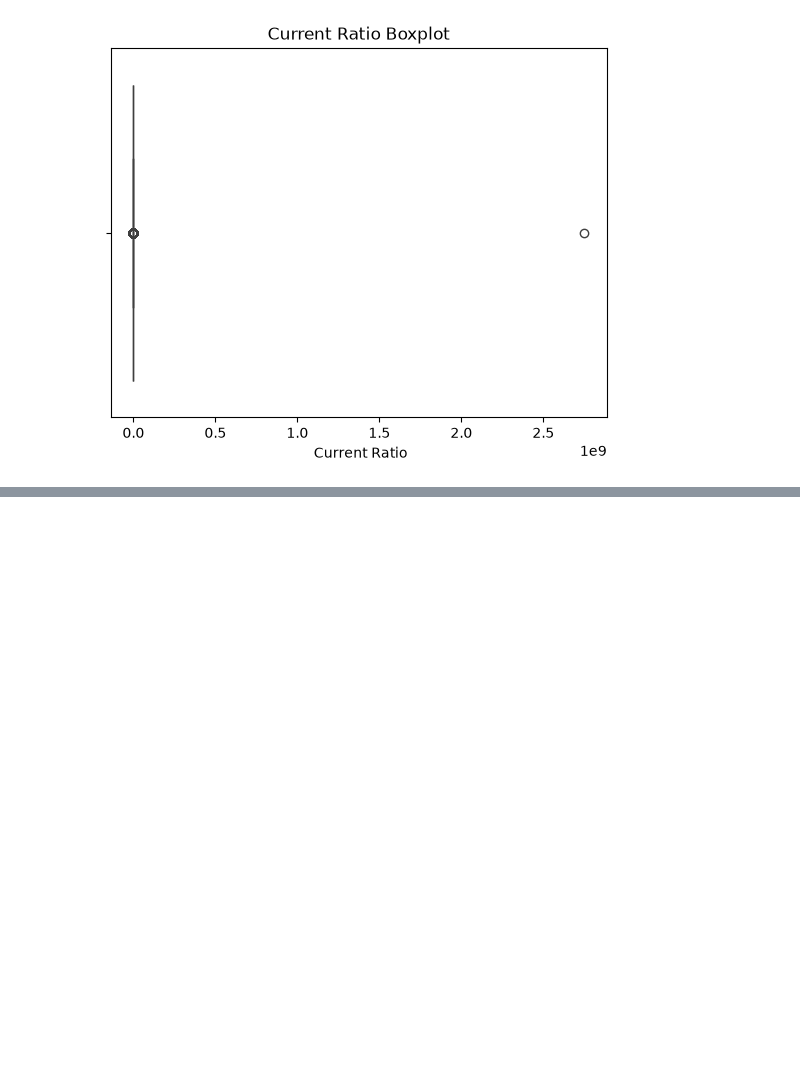
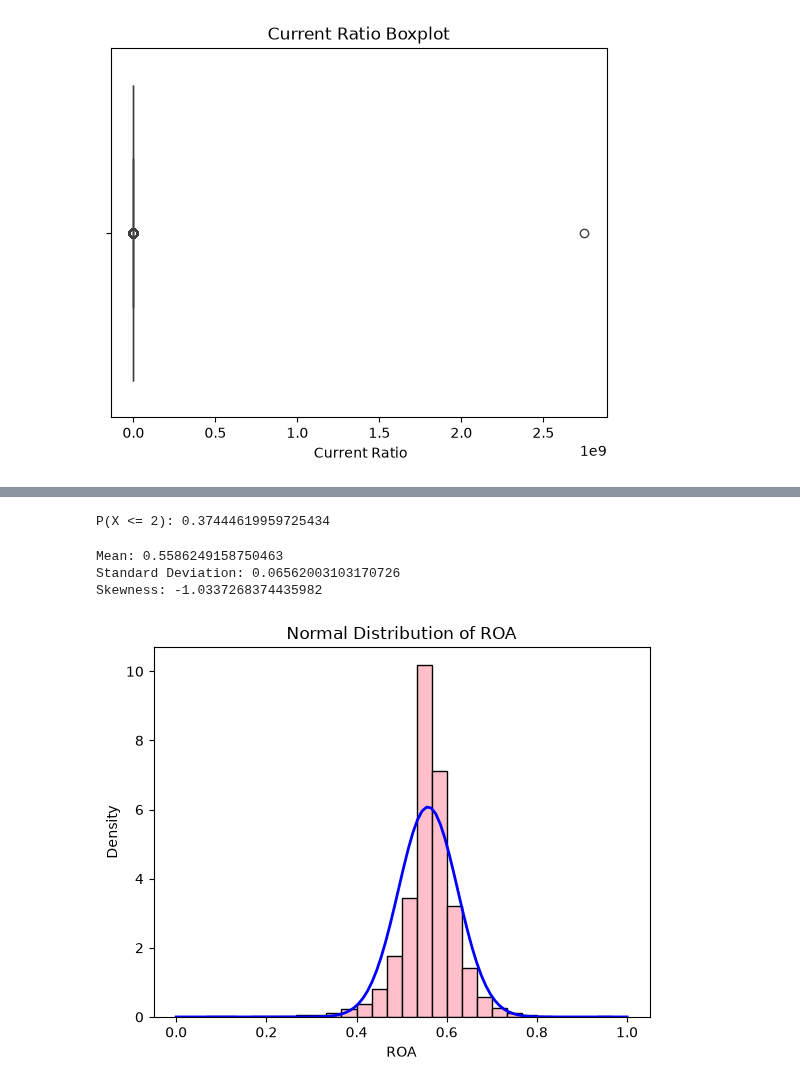
Before and after one commit to Donnnaa/stats_analysis_CA1_, a Jupyter notebook: STATS_CA1.ipynb, the cells around one changed output, grey strips where cells are left out. Drawn from its saved outputs; the diff is of its cells as text; code cells hidden in the pictures; blank space fills up the shorter version.

```diff
--- a/STATS_CA1.ipynb
+++ b/STATS_CA1.ipynb
@@ -150,0 +192,8 @@ The Binomial distribution is appropriate because bankruptcy has two possible out
+# %%
+# Probability of at most 2 bankruptcy events
+
+p_at_most_2 = poisson.cdf(2, lambda_bankruptcy)
+
+print("P(X <= 2):", p_at_most_2)
+# %% [output]
+P(X <= 2): 0.37444619959725434
@@ -150,0 +206,47 @@ The Binomial distribution is appropriate because bankruptcy has two possible out
+# %%
+# Select ROA variable
+
+roa = df[' ROA(A) before interest and % after tax']
+
+# Calculate statistics
+
+mean_roa = roa.mean()
+std_roa = roa.std()
+
+print("Mean:", mean_roa)
+print("Standard Deviation:", std_roa)
+print("Skewness:", roa.skew())
+# %% [output]
+Mean: 0.5586249158750463
+Standard Deviation: 0.06562003103170726
+Skewness: -1.0337268374435982
+# %%
+# Code for Normal Distribution
+
+import numpy as np
+import matplotlib.pyplot as plt
+from scipy.stats import norm
+
+# Generate x values
+
+x = np.linspace(roa.min(), roa.max(), 100)
+
+# Normal probability density function
+
+y = norm.pdf(x, mean_roa, std_roa)
+
+# Plot histogram
+
+plt.hist(roa, bins=30, density=True, color='pink', edgecolor='black')
+
+# Plot normal curve
+
+plt.plot(x, y, color='blue', linewidth=2)
+
+plt.title('Normal Distribution of ROA')
+plt.xlabel('ROA')
+plt.ylabel('Density')
+
+plt.show()
+# %% [output]
+[figure, added]
```
Also changed, not shown: parts of 16 cells of this notebook.
